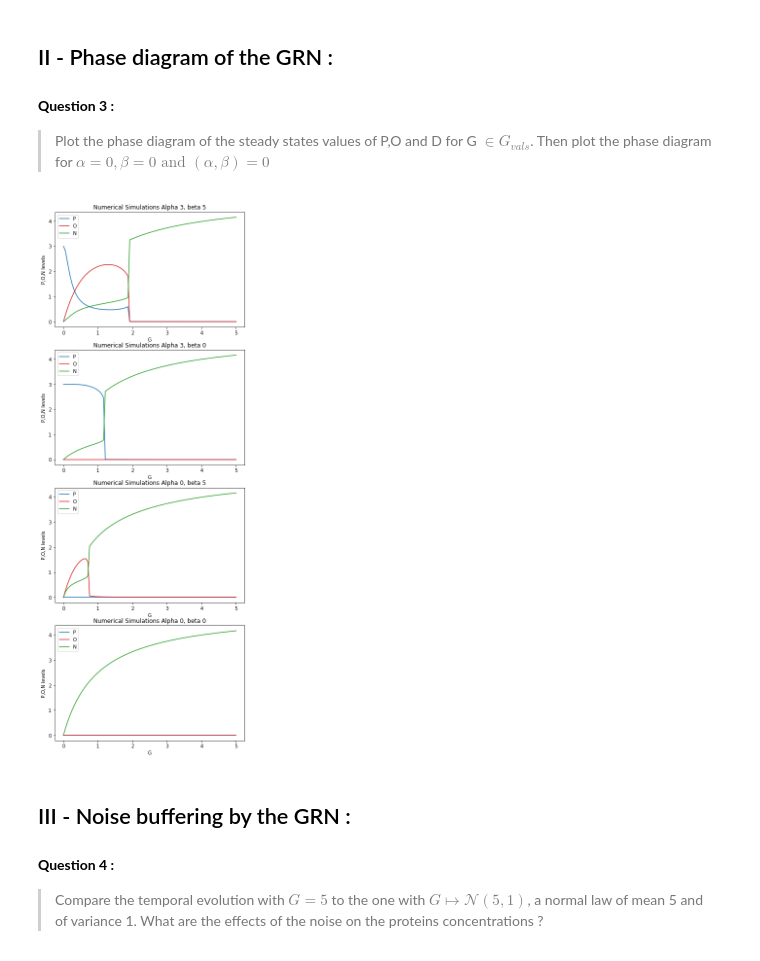
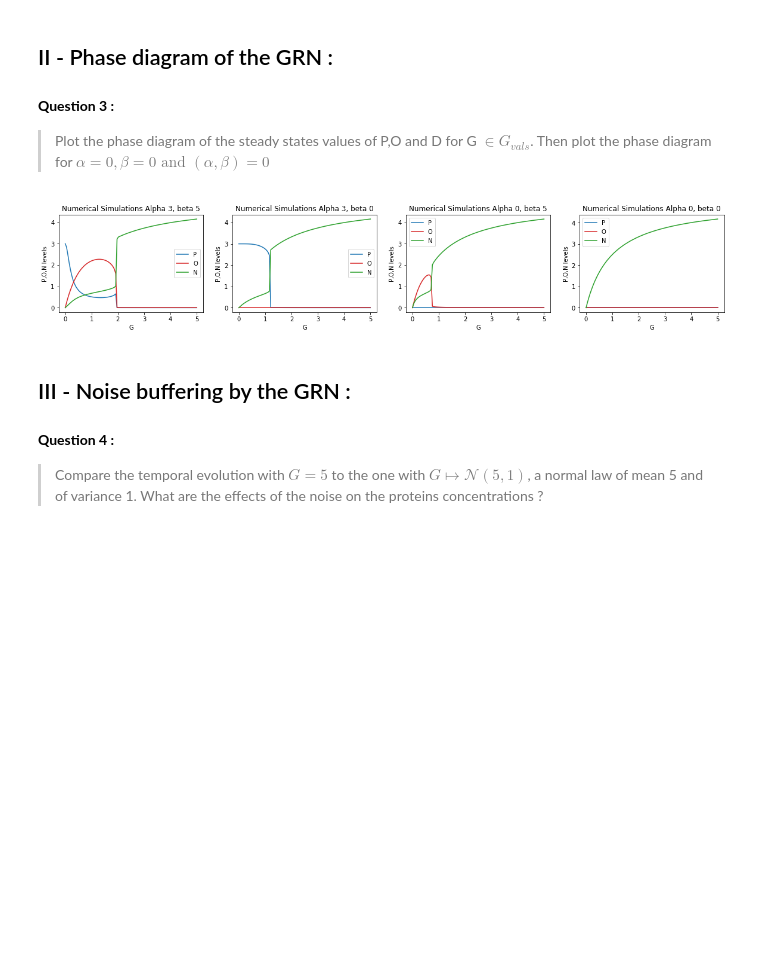
Before and after one commit to hturlier/M2ICFP, a Jupyter notebook: Ichbiah/TD_2-Patterning/TD_2_Patterning_correction.ipynb, the cells around one changed output. Cells and saved outputs as stored; diff of their text form; code cells hidden in the pictures; blank space fills up the shorter version.

```diff
--- a/Ichbiah/TD_2-Patterning/TD_2_Patterning_correction.ipynb
+++ b/Ichbiah/TD_2-Patterning/TD_2_Patterning_correction.ipynb
@@ -105,6 +115,7 @@ plt.legend()
 #### **Question 3 :**
 > Plot the phase diagram of the steady states values of P,O and D for G $\in G_{vals}$. Then plot the phase diagram for $\alpha = 0, \beta=0 \text{ and } (\alpha,\beta)=0$
 # %%
+from tqdm import tqdm
 n_gvals = 100
 Gvals = np.linspace(0,5,n_gvals)
 Ps = np.zeros(n_gvals)
@@ -136,42 +147,42 @@ N=np.zeros(npoints)
 
 dt = timepoints[1]-timepoints[0]
 
-fig,ax =plt.subplots(4,1,figsize=(7,20))
+fig,ax =plt.subplots(1,4,figsize=(20,3))
 
 dictparams ={"Alpha 3, beta 5":(3,5),"Alpha 3, beta 0":(3,0),"Alpha 0, beta 5":(0,5),"Alpha 0, beta 0":(0,0)}
-for n,key in enumerate(dictparams.keys()) :
+for n,key in enumerate(tqdm(dictparams.keys())) :
     alpha,beta = dictparams[key]
     for i,G in enumerate(Gvals) :
         tfinal = 50
         npoints = 10000
         timepoints = np.linspace(0,tfinal,npoints)
 
         P=np.zeros(npoints)
         O=np.zeros(npoints)
         N=np.zeros(npoints)
 
         for t in range(npoints):
             if t==0 :
                 P[t]=3
                 continue
 
             P[t] = P[t-1]*(1-k1*dt) + dt* (alpha)/( 1 + N[t-1]**h1 + O[t-1]**h2  )
             O[t] = O[t-1]*(1-k2*dt) + dt* (beta*G)/(1+G)/(1+N[t-1]**h3)
             N[t] = N[t-1]*(1-k3*dt) + dt* (gamma*G)/(1+G)/(1 + O[t-1]**h4 + P[t-1]**h5)
 
         Ps[i]=P[-1]
         Os[i]=O[-1]
         Ns[i]=N[-1]
 
     ax[n].plot(Gvals,Ps,color='tab:blue',label='P')
     ax[n].plot(Gvals,Os,color='tab:red',label='O')
     ax[n].plot(Gvals,Ns,color='tab:green',label='N')
     ax[n].set_title("Numerical Simulations "+key)
     ax[n].set_xlabel("G")
     ax[n].set_ylabel("P,O,N levels")
     ax[n].legend()
 # %% [output]
-[figure, old version]
+[figure, new version]
 # %% [markdown]
 ## III - Noise buffering by the GRN :
 #### **Question 4 :**
```
Also changed, not shown: parts of 6 cells of this notebook, 6 other files.
